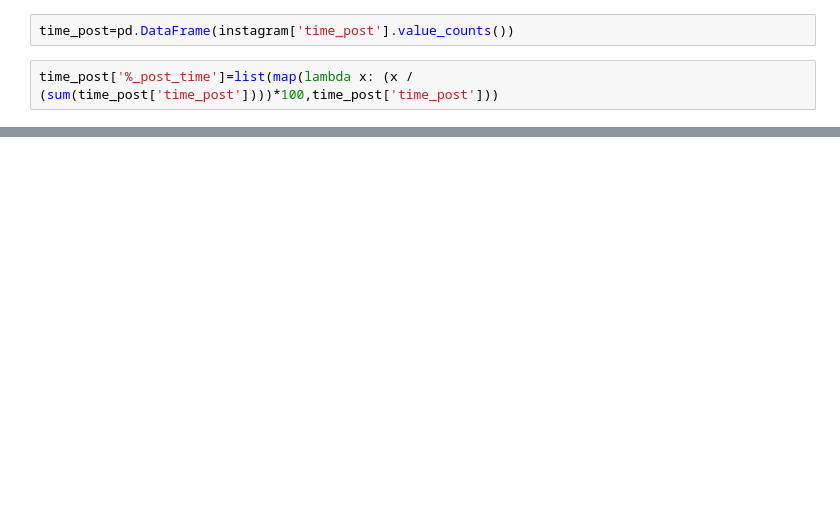
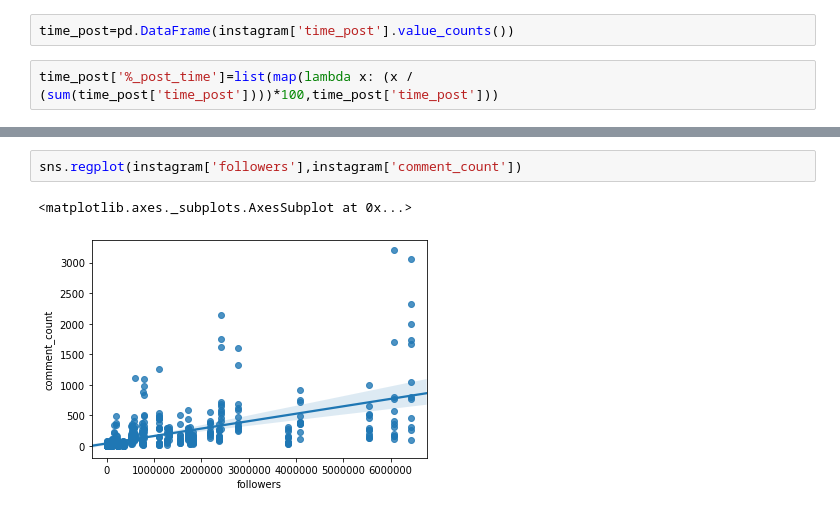
Before and after one commit to lavila2010/Ironhack-Labs, a Jupyter notebook: finalproject-instaposts-connection.ipynb, the cells around one changed output, grey strips where cells are left out. Saved outputs shown, nothing was run; the diff lists cells and outputs as text; blank space fills up the shorter version.

```diff
--- a/finalproject-instaposts-connection.ipynb
+++ b/finalproject-instaposts-connection.ipynb
@@ -146,0 +258,5 @@ time_post.head(5)
+# %%
+sns.regplot(instagram['followers'],instagram['comment_count'])
+# %% [output]
+<matplotlib.axes._subplots.AxesSubplot at 0x...>
+[figure, added]
```
Also changed, not shown: parts of 71 cells of this notebook, 2 other files.
